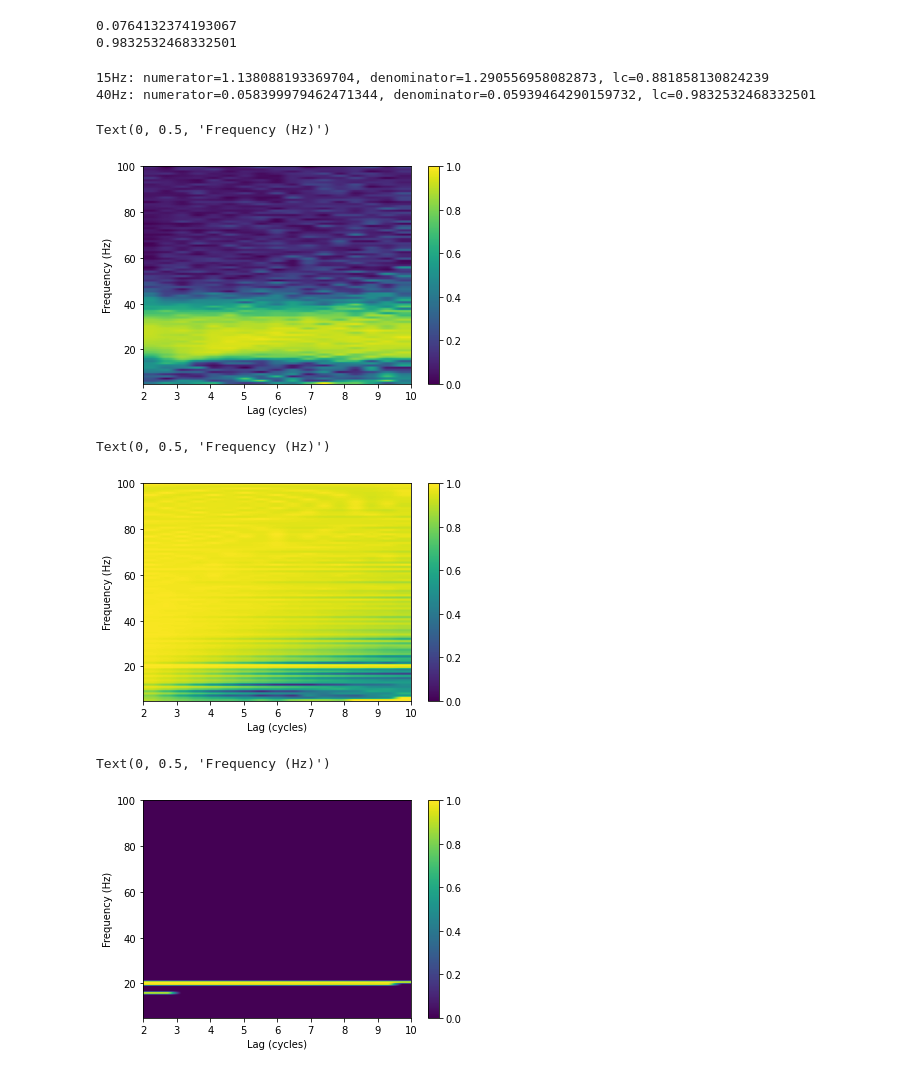
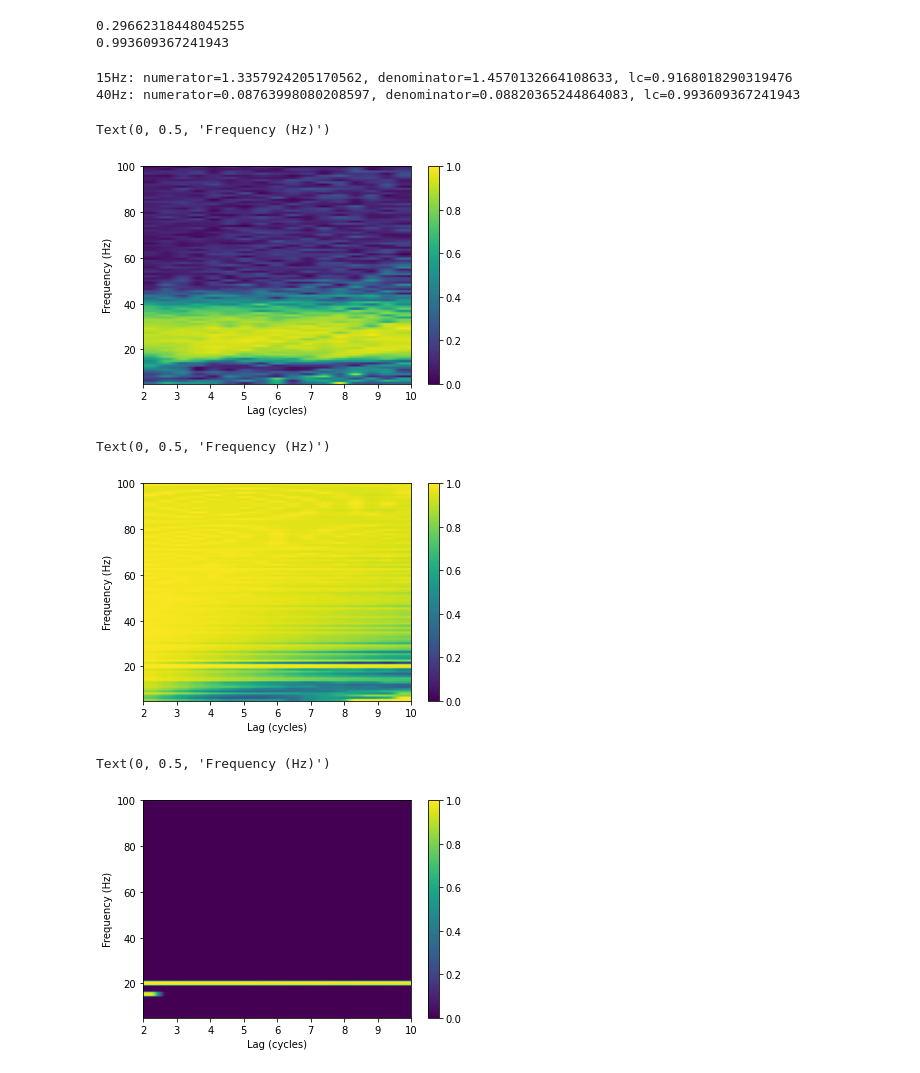
Before and after one commit to danclab/lagged_hilbert_autocoherence, a Jupyter notebook: python/demo.ipynb, the cells around one changed output. Cells and saved outputs as stored; diff of their text form; code cells hidden in the pictures.

```diff
--- a/python/demo.ipynb
+++ b/python/demo.ipynb
@@ -404,11 +403,8 @@ print(lc)
 
 def lagged_fourier_autocoherence(signal, srate, freq, lag):
 
-    detrend_ord=1
-    x = sm.tsa.tsatools.detrend(signal, order=detrend_ord)
-
     # Width of time window to compute fourier coefficients in (cycles)
-    f_width = 3#lag
+    f_width = 3
 
     # Width of time window in seconds
     width = f_width / freq
@@ -430,7 +426,7 @@ def lagged_fourier_autocoherence(signal, srate, freq, lag):
         chunk_stop_time = toi[t_idx] + halfwidth
         chunk_start = np.argmin(np.abs(time - chunk_start_time))
         chunk_stop = np.argmin(np.abs(time - chunk_stop_time))
-        chunk = x[chunk_start:chunk_stop]
+        chunk = signal[chunk_start:chunk_stop]
 
         # Number of samples in chunk
         n_samps = chunk.shape[-1]
@@ -466,10 +462,7 @@ def lagged_fourier_autocoherence(signal, srate, freq, lag):
 
 def lagged_hilbert_autocoherence(signal, srate, freq, lag, df):
 
-    detrend_ord=1
-    x = sm.tsa.tsatools.detrend(signal, order=detrend_ord)
-
-    n_pts = len(x)
+    n_pts = len(signal)
     T = n_pts * 1 / srate
     time = np.linspace(0, T, int(T * srate))
 
@@ -477,8 +470,8 @@ def lagged_hilbert_autocoherence(signal, srate, freq, lag, df):
     # in the frequency domain
 
     # Zero-pad the signal
-    pad=np.zeros((len(x)))
-    padd_signal = np.hstack([pad, x, pad])
+    pad=np.zeros((len(signal)))
+    padd_signal = np.hstack([pad, signal, pad])
 
     # Fourier transform the padded signal
     signal_fft = np.fft.rfft(padd_signal, axis=-1)
@@ -585,8 +578,8 @@ print(lc)
 num, denom, lc = lagged_hilbert_autocoherence(signal, srate, 50, 3, df)
 print(lc)
 # %% [output]
-0.0764132374193067
-0.9832532468332501
+0.29662318448045255
+0.993609367241943
 # %%
 # What's going on?
 num1, denom1, lc1 = lagged_hilbert_autocoherence(signal, srate, 15, 3, df)
@@ -595,8 +588,8 @@ num2, denom2, lc2 = lagged_hilbert_autocoherence(signal, srate, 50, 3, df)
 print('15Hz: numerator={}, denominator={}, lc={}'.format(np.mean(np.abs(num1)), np.mean(denom1), lc1))
 print('40Hz: numerator={}, denominator={}, lc={}'.format(np.mean(np.abs(num2)), np.mean(denom2), lc2))
 # %% [output]
-15Hz: numerator=1.138088193369704, denominator=1.290556958082873, lc=0.881858130824239
-40Hz: numerator=0.058399979462471344, denominator=0.05939464290159732, lc=0.9832532468332501
+15Hz: numerator=1.3357924205170562, denominator=1.4570132664108633, lc=0.9168018290319476
+40Hz: numerator=0.08763998080208597, denominator=0.08820365244864083, lc=0.993609367241943
 # %%
 # Evaluate at 2-10 lag cycles
 lags=np.arange(2,10.5,.5)
@@ -614,7 +607,7 @@ plt.xlabel('Lag (cycles)')
 plt.ylabel('Frequency (Hz)')
 # %% [output]
 Text(0, 0.5, 'Frequency (Hz)')
-[figure, old version]
+[figure, new version]
 # %%
 # At 40Hz, the numerator and denominator are both low, but nearly exactly the same
 # This is due to amplitude correlations introduced by bandpass filtering in a freq
@@ -639,36 +632,24 @@ plt.xlabel('Lag (cycles)')
 plt.ylabel('Frequency (Hz)')
 # %% [output]
 Text(0, 0.5, 'Frequency (Hz)')
-[figure, old version]
+[figure, new version]
 # %%
 # The solution is to use the amplitude covariance of a surrogate
-# dataset as a threshold. We use an AR model to account for
-# aperiodic temporal structure
+# dataset as a threshold. We use phase-shuffling
 
-def ar_surr(signal, freqs, k_perm):
+def generate_surrogate(signal, freqs, k_perm):
     n_pts=len(signal)
-    # Subtract out the mean and linear trend
-    detrend_ord = 1
-    x = sm.tsa.tsatools.detrend(signal, order=detrend_ord)
 
-    # Estimate an AR model
-    mdl_order = (1, 0, 0)
-    mdl = sm.tsa.ARIMA(x, order=mdl_order)
-    result = mdl.fit()
-    result.summary()
-    # Make a generative model using the ARMA parameters
-    arma_process = sm.tsa.ArmaProcess.from_estimation(result)
-    # Simulate a bunch of time-courses from the model
-    x_sim = arma_process.generate_sample((k_perm,len(x)),
-                                         scale=result.resid.std(), axis=1)
-    # Subtract out the mean and linear trend
-    x_sim = sm.tsa.tsatools.detrend(x_sim, order=detrend_ord, axis=1)
+    fft = np.fft.rfft(signal)
+    amp = np.abs(fft)
 
     amp_prods=np.zeros(k_perm)
     pad = np.zeros(n_pts)
 
     for i in range(k_perm):
-        padd_rand_signal = np.hstack([pad, x_sim[i,:], pad])
+        rand_phase = np.exp(1j * np.random.uniform(0, 2 * np.pi, size=fft.shape))
+        x_sim = np.fft.irfft(amp * rand_phase, n=n_pts)
+        padd_rand_signal = np.hstack([pad, x_sim, pad])
 
         # Get analytic signal (phase and amplitude)
         analytic_rand_signal = hilbert(padd_rand_signal, N=None)[n_pts:2 * n_pts]
@@ -681,32 +662,32 @@ def ar_surr(signal, freqs, k_perm):
         amp_prod = np.abs(f1) * np.abs(f2)
         amp_prods[i]=np.mean(amp_prod[:])
     return amp_prods
 
 # Evaluate at 2-10 lag cycles
 lags=np.arange(2,10.5,.5)
 # Evaluate at 5-100 Hz
 freqs=np.linspace(5,100,100)
 # Determine the frequency resolution
 df = np.diff(freqs)[0]
 
 # Compute threshold as 95th percentile of shuffled amplitude
 # producs
 n_shuffles=1000
-amp_prods=ar_surr(signal, freqs, n_shuffles)
+amp_prods=generate_surrogate(signal, freqs, n_shuffles)
 threshold=np.percentile(amp_prods,95)
 
 lcs=np.zeros((len(freqs),len(lags)))
 for f_idx,freq in enumerate(freqs):
     for l_idx,lag in enumerate(lags):
         num, denom, lc = lagged_hilbert_autocoherence(signal, srate, freq, lag, df)
         # Only consider lc if denominator greater than threshold
         if np.mean(denom)>=threshold:
             lcs[f_idx,l_idx]=lc
 
 im=plt.imshow(lcs, extent=[lags[0], lags[-1], freqs[0], freqs[-1]], origin='lower', aspect='auto', vmin=0, vmax=1)
 plt.colorbar(im)
 plt.xlabel('Lag (cycles)')
 plt.ylabel('Frequency (Hz)')
 # %% [output]
 Text(0, 0.5, 'Frequency (Hz)')
-[figure, old version]
+[figure, new version]
```
Also changed, not shown: parts of 15 cells of this notebook, 38 other files.
